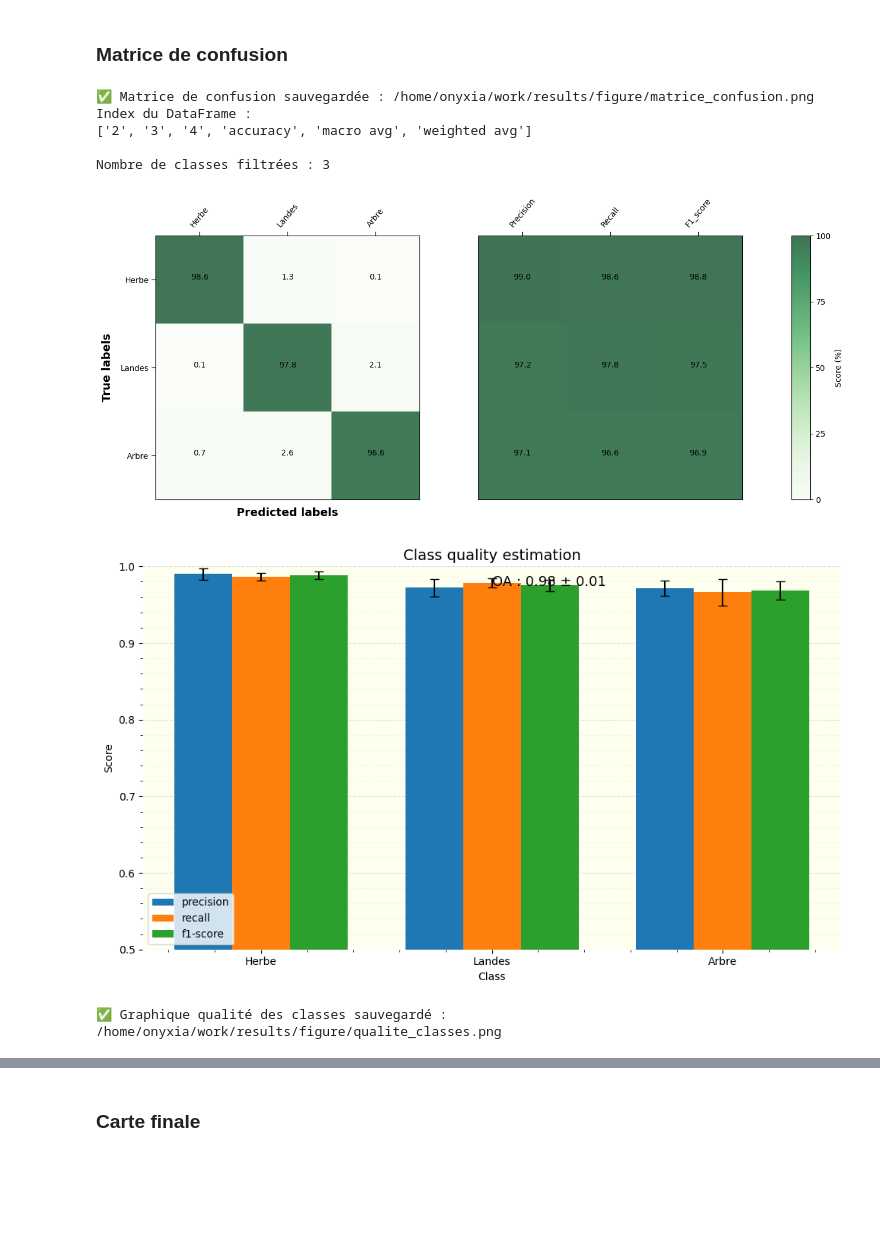
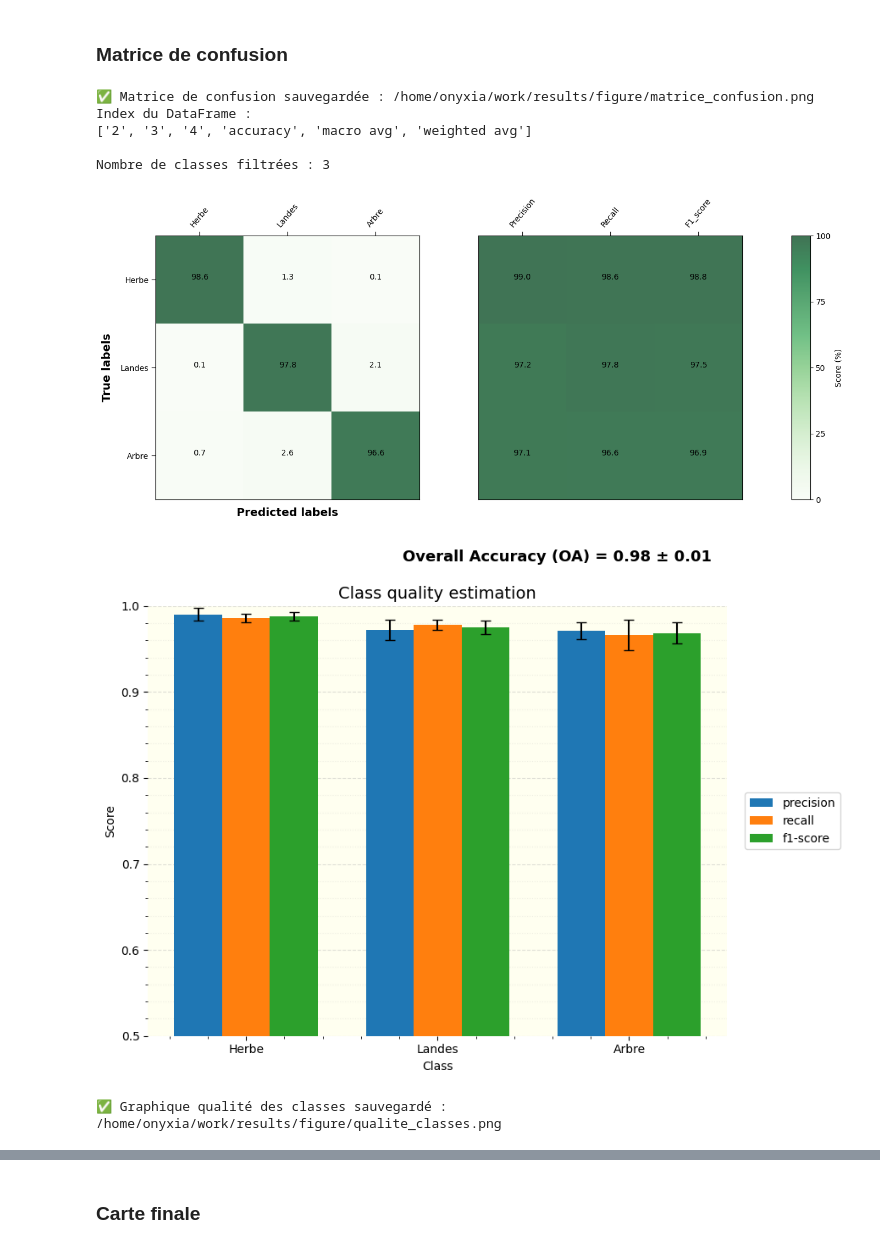
Before and after one commit to diallodjiby/projet_teledectection_DIALLO_Djiby, a Jupyter notebook: projet_telea_DIALLO_Djiby.ipynb, the cells around one changed output, grey strips where cells are left out. Saved outputs shown, nothing was run; the diff lists cells and outputs as text; code cells hidden in the pictures; blank space fills up the shorter version.

```diff
--- a/projet_telea_DIALLO_Djiby.ipynb
+++ b/projet_telea_DIALLO_Djiby.ipynb
@@ -879,7 +880,6 @@ print("✅ Matrice de confusion sauvegardée :", sortie_matrix)
 # Graphique qualité des classes
 # =========================
 
-# ✅ SOLUTION ROBUSTE : Vérifier l'index réel
 print("Index du DataFrame :")
 print(mean_df_report.index.tolist())
 
@@ -899,7 +899,8 @@ metrics = ["precision", "recall", "f1-score"]
 x = np.arange(len(class_labels))
 width = 0.25
 
-fig, ax = plt.subplots(figsize=(10, 6))
+# Figure plus large
+fig, ax = plt.subplots(figsize=(11, 6.5))
 
 colors = {
     "precision": "#1f77b4",
@@ -907,9 +908,10 @@ colors = {
     "f1-score": "#2ca02c"
 }
 
+# Barres
 for i, metric in enumerate(metrics):
     ax.bar(
-        x + i*width,
+        x + i * width,
         class_data[metric].values,
         width,
         yerr=class_std[metric].values,
@@ -923,45 +925,56 @@ for i, metric in enumerate(metrics):
 ax.set_xticks(x + width)
 ax.set_xticklabels(class_labels)
 ax.set_ylim(0.5, 1)
 
 ax.set_title("Class quality estimation", fontsize=14)
 ax.set_ylabel("Score")
 ax.set_xlabel("Class")
 
-# OA
-ax.text(
-    0.5, 0.95,
-    f"OA : {mean_accuracy:.2f} ± {std_accuracy:.2f}",
-    transform=ax.transAxes,
-    fontsize=13
+# OA au-dessus du graphique
+fig.text(
+    0.5, 0.96,
+    f"Overall Accuracy (OA) = {mean_accuracy:.2f} ± {std_accuracy:.2f}",
+    ha="center",
+    va="center",
+    fontsize=13,
+    weight="bold"
 )
 
-# Style
+# Légende à droite
+ax.legend(
+    loc="center left",
+    bbox_to_anchor=(1.02, 0.5),
+    frameon=True
+)
+
+# Style graphique
 ax.set_facecolor("ivory")
-ax.legend()
 
 ax.spines["top"].set_visible(False)
 ax.spines["right"].set_visible(False)
 ax.spines["bottom"].set_visible(False)
 ax.spines["left"].set_visible(False)
 
 ax.minorticks_on()
-ax.yaxis.grid(which='major', linestyle='--', alpha=0.4, zorder=1)
-ax.yaxis.grid(which='minor', linestyle=':', alpha=0.2, zorder=1)
+ax.yaxis.grid(which="major", linestyle="--", alpha=0.4, zorder=1)
+ax.yaxis.grid(which="minor", linestyle=":", alpha=0.2, zorder=1)
 
-plt.tight_layout()
+# Ajustement marges (place pour légende + OA)
+plt.tight_layout(rect=[0, 0, 0.82, 0.93])
+
+# Sauvegarde
 plt.savefig(sortie_qualite, dpi=150)
 plt.show()
 
 print("✅ Graphique qualité des classes sauvegardé :", sortie_qualite)
 # %% [output]
 ✅ Matrice de confusion sauvegardée : /home/onyxia/work/results/figure/matrice_confusion.png
 Index du DataFrame :
 ['2', '3', '4', 'accuracy', 'macro avg', 'weighted avg']
 
 Nombre de classes filtrées : 3
 [figure]
-[figure, old version]
+[figure, new version]
 ✅ Graphique qualité des classes sauvegardé : /home/onyxia/work/results/figure/qualite_classes.png
 # %% [markdown]
 ### Analyse de la matrice de confusion
```
Also changed, not shown: parts of 13 cells of this notebook, 1 other file.
